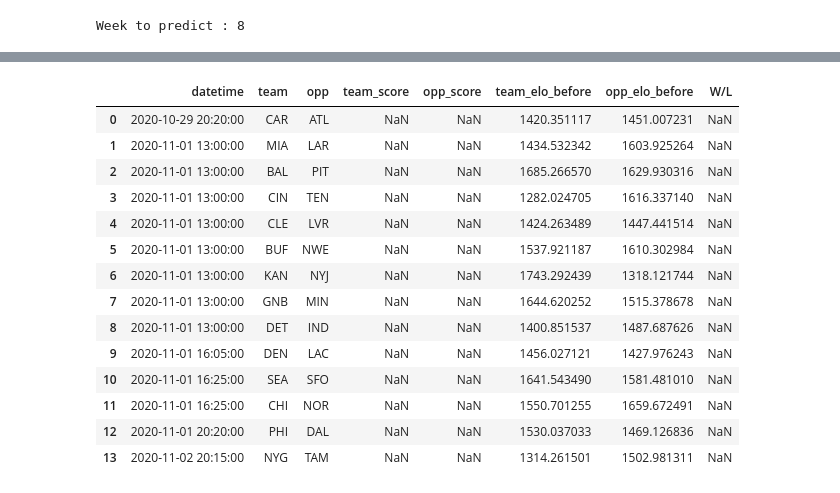
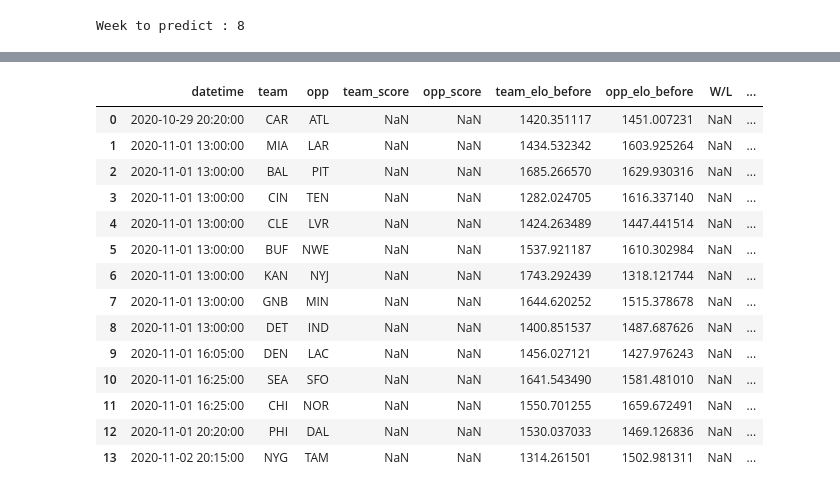
Before and after one commit to bfitzpatrick79/personal_projects, a Jupyter notebook: Experimental Projects/nfl_model/03_Predictions.ipynb, the cells around one changed output, grey strips where cells are left out. Cells and saved outputs as stored; diff of their text form; code cells hidden in the pictures.

Commit message:
data update, prediction models added to future df

```diff
--- a/Experimental Projects/nfl_model/03_Predictions.ipynb
+++ b/Experimental Projects/nfl_model/03_Predictions.ipynb
@@ -21,8 +21,14 @@ elo_df.head()
 5 rows × 29 columns
 # %%
 # separates out played games, and the upcoming week.
+#season_df = elo_df[elo_df['season']==dt.datetime.today()]
+season_df = elo_df[elo_df['season']==dt.datetime.today().year]
+
 history_df = elo_df[elo_df['datetime'] < dt.datetime.today()]
-future_df = elo_df[elo_df['datetime'] > dt.datetime.today()]
+
+future_df = season_df[season_df['datetime'] > dt.datetime.today()]
+
+
 upcoming_week = history_df['week'].iloc[-1] + 1
 future_df = future_df[future_df['week'] == upcoming_week]
 future_df = future_df[['datetime', 'team', 'opp', 'team_score', 'opp_score', 'team_elo_before', 'opp_elo_before', 'W/L']]
@@ -32,21 +72,26 @@ Week to predict : 8
 # %%
 # Games to be predicted
 future_df.reset_index(inplace=True)
 future_df.drop('index', axis=1, inplace=True)
+future_df['team_elo_prediction%'] = np.nan
+future_df['opp_elo_prediction%'] = np.nan
+future_df['team_gauss_prediction%'] = np.nan
+future_df['opp_gauss_prediction%'] = np.nan
+future_df['tie_gauss_prediction%'] = np.nan
 future_df
 # %% [output]
-|  | datetime | team | opp | team_score | opp_score | team_elo_before | opp_elo_before | W/L |
-| 0 | 2020-10-29 20:20:00 | CAR | ATL | NaN | NaN | 1420.351117 | 1451.007231 | NaN |
-| 1 | 2020-11-01 13:00:00 | MIA | LAR | NaN | NaN | 1434.532342 | 1603.925264 | NaN |
-| 2 | 2020-11-01 13:00:00 | BAL | PIT | NaN | NaN | 1685.266570 | 1629.930316 | NaN |
-| 3 | 2020-11-01 13:00:00 | CIN | TEN | NaN | NaN | 1282.024705 | 1616.337140 | NaN |
-| 4 | 2020-11-01 13:00:00 | CLE | LVR | NaN | NaN | 1424.263489 | 1447.441514 | NaN |
-| 5 | 2020-11-01 13:00:00 | BUF | NWE | NaN | NaN | 1537.921187 | 1610.302984 | NaN |
-| 6 | 2020-11-01 13:00:00 | KAN | NYJ | NaN | NaN | 1743.292439 | 1318.121744 | NaN |
-| 7 | 2020-11-01 13:00:00 | GNB | MIN | NaN | NaN | 1644.620252 | 1515.378678 | NaN |
-| 8 | 2020-11-01 13:00:00 | DET | IND | NaN | NaN | 1400.851537 | 1487.687626 | NaN |
-| 9 | 2020-11-01 16:05:00 | DEN | LAC | NaN | NaN | 1456.027121 | 1427.976243 | NaN |
-| 10 | 2020-11-01 16:25:00 | SEA | SFO | NaN | NaN | 1641.543490 | 1581.481010 | NaN |
-| 11 | 2020-11-01 16:25:00 | CHI | NOR | NaN | NaN | 1550.701255 | 1659.672491 | NaN |
-| 12 | 2020-11-01 20:20:00 | PHI | DAL | NaN | NaN | 1530.037033 | 1469.126836 | NaN |
-| 13 | 2020-11-02 20:15:00 | NYG | TAM | NaN | NaN | 1314.261501 | 1502.981311 | NaN |
+|  | datetime | team | opp | team_score | opp_score | team_elo_before | opp_elo_before | W/L | ... |
+| 0 | 2020-10-29 20:20:00 | CAR | ATL | NaN | NaN | 1420.351117 | 1451.007231 | NaN | ... |
+| 1 | 2020-11-01 13:00:00 | MIA | LAR | NaN | NaN | 1434.532342 | 1603.925264 | NaN | ... |
+| 2 | 2020-11-01 13:00:00 | BAL | PIT | NaN | NaN | 1685.266570 | 1629.930316 | NaN | ... |
+| 3 | 2020-11-01 13:00:00 | CIN | TEN | NaN | NaN | 1282.024705 | 1616.337140 | NaN | ... |
+| 4 | 2020-11-01 13:00:00 | CLE | LVR | NaN | NaN | 1424.263489 | 1447.441514 | NaN | ... |
+| 5 | 2020-11-01 13:00:00 | BUF | NWE | NaN | NaN | 1537.921187 | 1610.302984 | NaN | ... |
+| 6 | 2020-11-01 13:00:00 | KAN | NYJ | NaN | NaN | 1743.292439 | 1318.121744 | NaN | ... |
+| 7 | 2020-11-01 13:00:00 | GNB | MIN | NaN | NaN | 1644.620252 | 1515.378678 | NaN | ... |
+| 8 | 2020-11-01 13:00:00 | DET | IND | NaN | NaN | 1400.851537 | 1487.687626 | NaN | ... |
+| 9 | 2020-11-01 16:05:00 | DEN | LAC | NaN | NaN | 1456.027121 | 1427.976243 | NaN | ... |
+| 10 | 2020-11-01 16:25:00 | SEA | SFO | NaN | NaN | 1641.543490 | 1581.481010 | NaN | ... |
+| 11 | 2020-11-01 16:25:00 | CHI | NOR | NaN | NaN | 1550.701255 | 1659.672491 | NaN | ... |
+| 12 | 2020-11-01 20:20:00 | PHI | DAL | NaN | NaN | 1530.037033 | 1469.126836 | NaN | ... |
+| 13 | 2020-11-02 20:15:00 | NYG | TAM | NaN | NaN | 1314.261501 | 1502.981311 | NaN | ... |
```
Also changed, not shown: parts of 11 cells of this notebook, 1 other file.
